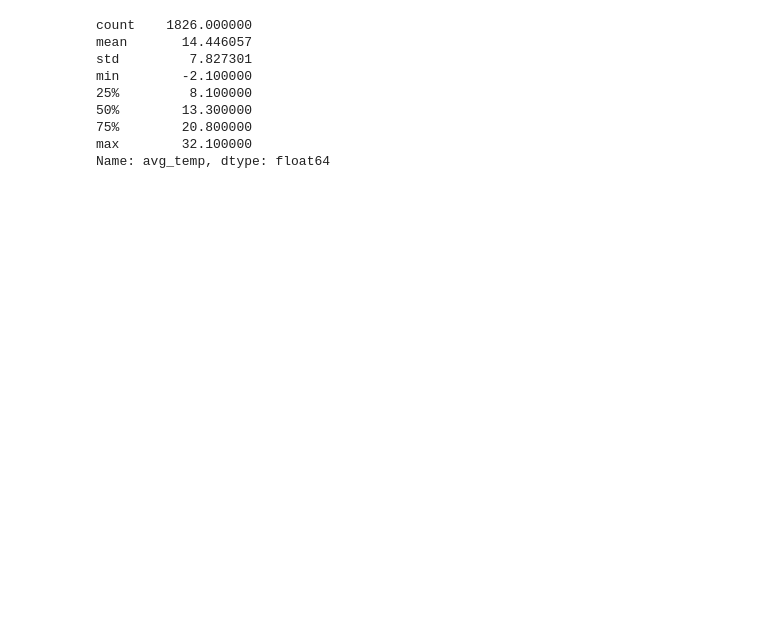
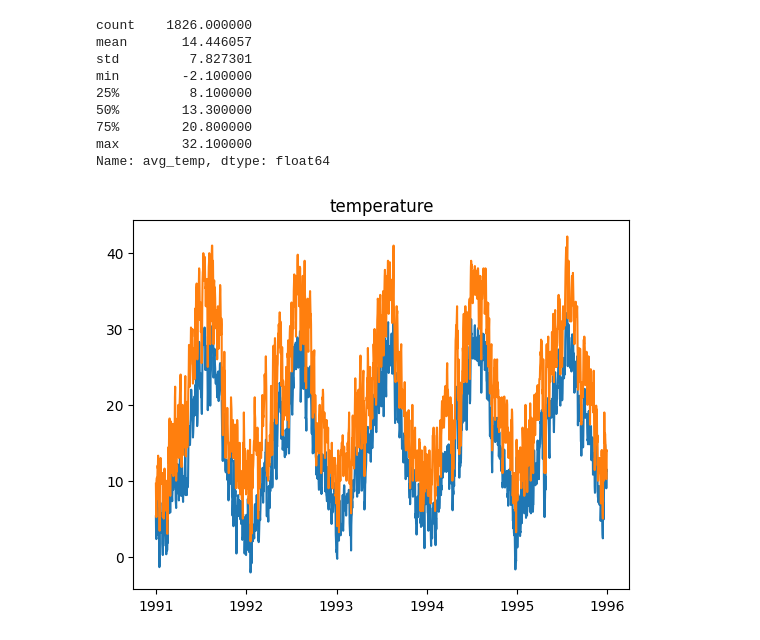
Before and after one commit to swiatowiec/Climate-analysis, a Jupyter notebook: climate.ipynb, the cells around one changed output. Cells and saved outputs as stored; diff of their text form; code cells hidden in the pictures; blank space fills up the shorter version.

Commit message:
temperature exploratory

```diff
--- a/climate.ipynb
+++ b/climate.ipynb
@@ -218,0 +224,3 @@ dtype: int64
+# %%
+df['date'] = (df['day'].astype(str) + '/' + df['month'].astype(str) + '/' + df['year'].astype(str))
+df.head()
@@ -218,0 +235,3 @@ dtype: int64
+# %%
+df['date'] = pd.to_datetime(df['date'], format = "%d/%m/%Y", errors='coerce')
+df['date']
@@ -230,3 +262,10 @@ min        -2.100000
 75%        20.800000
 max        32.100000
 Name: avg_temp, dtype: float64
+# %%
+plt.plot(df['date'], df['avg_temp'])
+plt.plot(df['date'], df['max_temp'])
+plt.title('temperature')
+plt.show()
+# %% [output]
+[figure, added]
```
Also changed, not shown: parts of 15 cells of this notebook.
